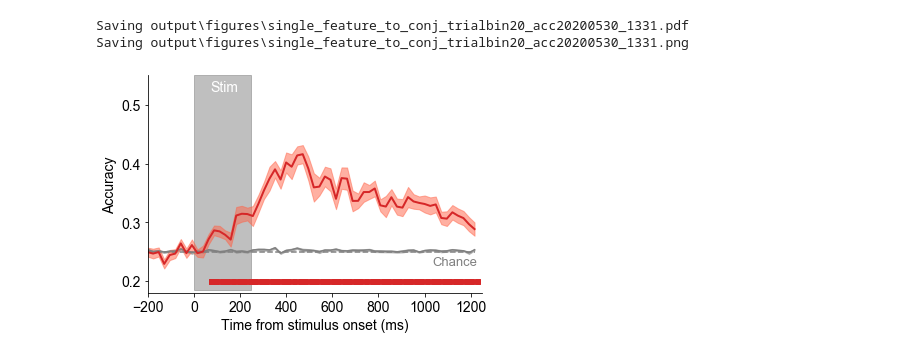
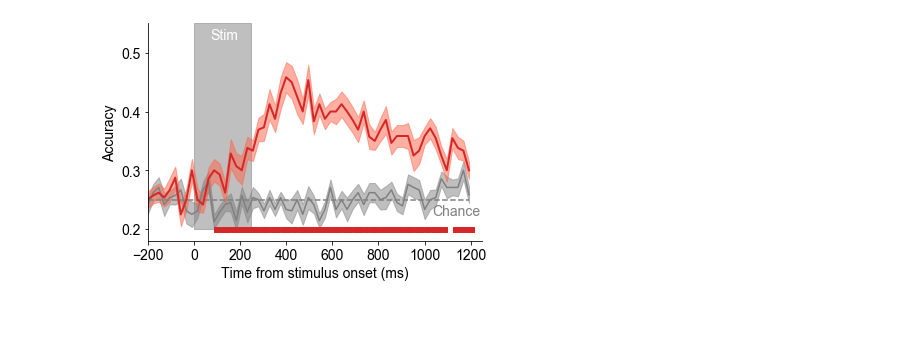
Before and after one commit to WilliamThyer/Thyer-et-al-2021, a Jupyter notebook: decode_load_single_feature_to_conjunction.ipynb, the cells around one changed output. Saved outputs shown, nothing was run; the diff lists cells and outputs as text; code cells hidden in the pictures; blank space fills up the shorter version.

```diff
--- a/decode_load_single_feature_to_conjunction.ipynb
+++ b/decode_load_single_feature_to_conjunction.ipynb
@@ -19,10 +16,10 @@ exp1 = decode_eeg.Experiment(experiment_name1,data_dir1)
 exp2 = decode_eeg.Experiment(experiment_name2,data_dir2)
 exp3 = decode_eeg.Experiment(experiment_name3,data_dir3)
 # %%
-time_window = 25
+time_window = 50
 time_step = 25
 trial_average = 20
-n_splits = 500
+n_splits = 5
 group_dict = {0:[1],1:[2],2:[3],3:[4]}
 wrangl = decode_eeg.Wrangler(exp1.info['times'],time_window,time_step,trial_average,n_splits)
 
@@ -49,6 +66,4 @@ interp.save_results()
 # %%
-interp.plot_acc(significance_testing=True,savefig=True)
+interp.plot_acc(significance_testing=True,savefig=False)
 # %% [output]
-Saving output\figures\single_feature_to_conj_trialbin20_acc20200530_1331.pdf
-Saving output\figures\single_feature_to_conj_trialbin20_acc20200530_1331.png
-[figure, old version]
+[figure, new version]
```
Also changed, not shown: parts of 3 cells of this notebook, 2 other files.
